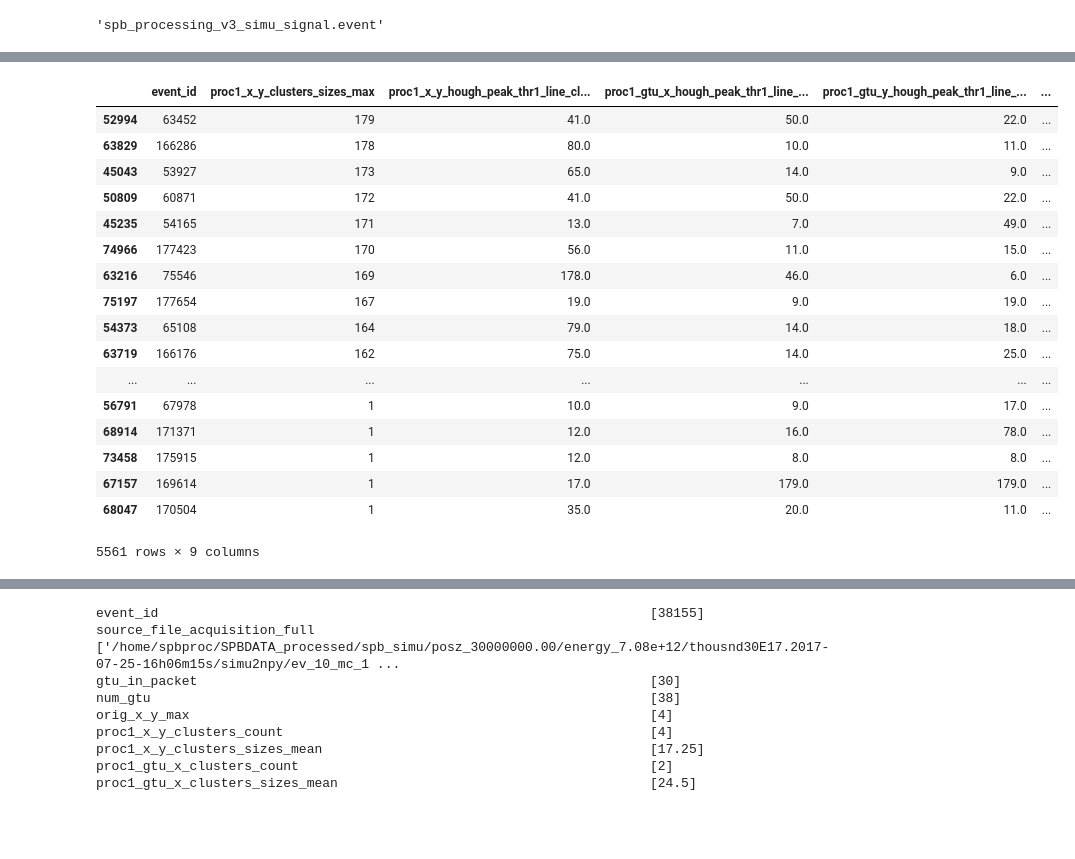
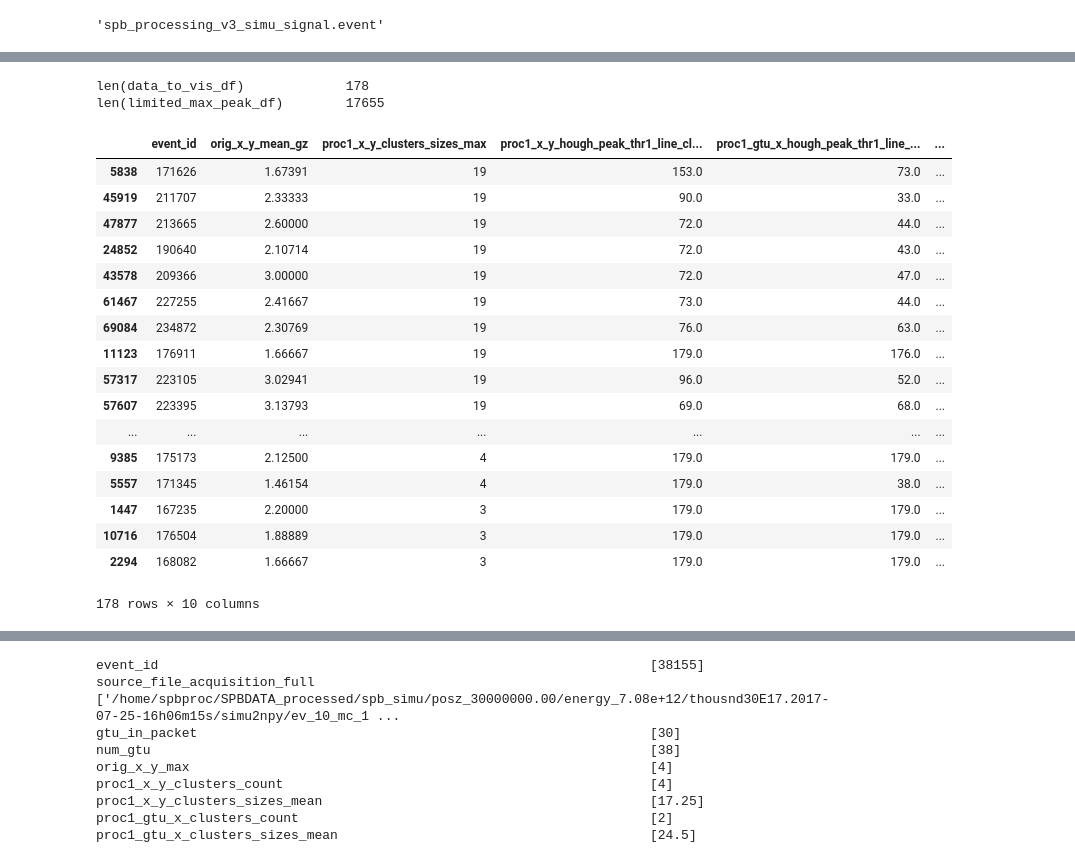
Before and after one commit to vrabelmichal/euso-patt-reco-notebooks, a Jupyter notebook: notebooks/ver3_simu_signal_test_selection2.ipynb, the cells around one changed output, grey strips where cells are left out. Saved outputs shown, nothing was run; the diff lists cells and outputs as text; code cells hidden in the pictures; blank space fills up the shorter version.

```diff
--- a/notebooks/ver3_simu_signal_test_selection2.ipynb
+++ b/notebooks/ver3_simu_signal_test_selection2.ipynb
@@ -358,13 +361,16 @@ pd.set_option('display.max_colwidth', _prev_max_col_width)
 # %%
 def filter_events(data_df):
     limited_max_peak_df = data_df[
-        ~(
+        (
             (
-                ((data_df['proc1_x_y_hough_peak_thr1_line_clusters_max_sum_clu_width'] < 40) & (data_df['proc1_gtu_x_hough_peak_thr1_line_clusters_max_sum_clu_width'] < 40)) | \
-                ((data_df['proc1_x_y_hough_peak_thr1_line_clusters_max_sum_clu_width'] < 40) & (data_df['proc1_gtu_y_hough_peak_thr1_line_clusters_max_sum_clu_width'] < 40)) | \
-                ((data_df['proc1_gtu_x_hough_peak_thr1_line_clusters_max_sum_clu_width'] < 40) & (data_df['proc1_gtu_y_hough_peak_thr1_line_clusters_max_sum_clu_width'] < 40))
-            ) & \
-        (data_df['orig_x_y_max'] > 2) #& \
+                (
+                    ((data_df['proc1_x_y_hough_peak_thr1_line_clusters_max_sum_clu_width'] < 40) & (data_df['proc1_gtu_x_hough_peak_thr1_line_clusters_max_sum_clu_width'] < 40)) | \
+                    ((data_df['proc1_x_y_hough_peak_thr1_line_clusters_max_sum_clu_width'] < 40) & (data_df['proc1_gtu_y_hough_peak_thr1_line_clusters_max_sum_clu_width'] < 40)) | \
+                    ((data_df['proc1_gtu_x_hough_peak_thr1_line_clusters_max_sum_clu_width'] < 40) & (data_df['proc1_gtu_y_hough_peak_thr1_line_clusters_max_sum_clu_width'] < 40))
+                ) & \
+                (data_df['orig_x_y_max'] > 1) #& \
+            ) | \
+            (data_df['orig_x_y_max'] > 5)
     #     (simu_signals_all_df['trg_x_y_hough_peak_thr1_line_clusters_max_sum_clu_width'] == 89)
 #         (data_df['proc1_x_y_hough_peak_thr2_line_clusters_max_sum_clu_width'] > 60) #& \
     #     (simu_signals_all_df['proc1_x_y_hough_peak_thr2_line_clusters_max_peak_clu_width'] == 179)
@@ -378,5 +384,3 @@ def filter_events(data_df):
     return limited_max_peak_df
 
 limited_max_peak_df = filter_events(data_df)
-# %%
-limited_max_peak_df = limited_max_peak_df[ limited_max_peak_df['orig_x_y_max'] > 1 ]
@@ -386,0 +391,11 @@ print(len(limited_max_peak_df))
+# %%
+t_selector = ~(
+    ((limited_max_peak_df['proc1_x_y_hough_peak_thr1_line_clusters_max_sum_clu_width'] < 40) & \
+     (limited_max_peak_df['proc1_gtu_x_hough_peak_thr1_line_clusters_max_sum_clu_width'] < 40)) | \
+    ((limited_max_peak_df['proc1_x_y_hough_peak_thr1_line_clusters_max_sum_clu_width'] < 40) & \
+     (limited_max_peak_df['proc1_gtu_y_hough_peak_thr1_line_clusters_max_sum_clu_width'] < 40)) | \
+    ((limited_max_peak_df['proc1_gtu_x_hough_peak_thr1_line_clusters_max_sum_clu_width'] < 40) & \
+     (limited_max_peak_df['proc1_gtu_y_hough_peak_thr1_line_clusters_max_sum_clu_width'] < 40))
+)
+#
+#
@@ -386,0 +422,11 @@ print(len(limited_max_peak_df))
+# %%
+data_to_vis_df = limited_max_peak_df[ t_selector & \
+                                     (limited_max_peak_df['proc1_x_y_clusters_sizes_max'] < 20)
+                                    ].sort_values(
+    by='proc1_x_y_clusters_sizes_max',ascending=False)
+# %%
+print('{:30s}  {}'.format('len(data_to_vis_df)',len(data_to_vis_df)))
+print('{:30s}  {}'.format('len(limited_max_peak_df)',len(limited_max_peak_df)))
+# %% [output]
+len(data_to_vis_df)             178
+len(limited_max_peak_df)        17655
@@ -387,34 +445,35 @@ print(len(limited_max_peak_df))
 # %%
-data_to_vis_df = limited_max_peak_df.sort_values(by='proc1_x_y_clusters_sizes_max',ascending=False).iloc[20:]
+# data_to_vis_df = limited_max_peak_df.sort_values(by='proc1_x_y_clusters_sizes_max',ascending=False).iloc[20:]
 # for i, v in enumerate(data_to_vis_df['proc1_x_y_clusters_sizes_max'].head(50)):
 #     print (i, v)
 data_to_vis_df[['event_id',
+                'orig_x_y_mean_gz',
                 'proc1_x_y_clusters_sizes_max',
                'proc1_x_y_hough_peak_thr1_line_clusters_max_sum_clu_width',
                'proc1_gtu_x_hough_peak_thr1_line_clusters_max_sum_clu_width',
                'proc1_gtu_y_hough_peak_thr1_line_clusters_max_sum_clu_width',
                'orig_x_y_max',
                'proc1_x_y_hough_peak_thr1_line_clusters_max_sum_clu_width',
                'proc1_x_y_hough_peak_thr3_line_clusters_max_sum_clu_width',
                'proc1_x_y_clusters_count'
               ]]
 # %% [output]
-|  | event_id | proc1_x_y_clusters_sizes_max | proc1_x_y_hough_peak_thr1_line_cl... | proc1_gtu_x_hough_peak_thr1_line_... | proc1_gtu_y_hough_peak_thr1_line_... | ... |
-| 52994 | 63452 | 179 | 41.0 | 50.0 | 22.0 | ... |
-| 63829 | 166286 | 178 | 80.0 | 10.0 | 11.0 | ... |
-| 45043 | 53927 | 173 | 65.0 | 14.0 | 9.0 | ... |
-| 50809 | 60871 | 172 | 41.0 | 50.0 | 22.0 | ... |
-| 45235 | 54165 | 171 | 13.0 | 7.0 | 49.0 | ... |
-| 74966 | 177423 | 170 | 56.0 | 11.0 | 15.0 | ... |
-| 63216 | 75546 | 169 | 178.0 | 46.0 | 6.0 | ... |
-| 75197 | 177654 | 167 | 19.0 | 9.0 | 19.0 | ... |
-| 54373 | 65108 | 164 | 79.0 | 14.0 | 18.0 | ... |
-| 63719 | 166176 | 162 | 75.0 | 14.0 | 25.0 | ... |
+|  | event_id | orig_x_y_mean_gz | proc1_x_y_clusters_sizes_max | proc1_x_y_hough_peak_thr1_line_cl... | proc1_gtu_x_hough_peak_thr1_line_... | ... |
+| 5838 | 171626 | 1.67391 | 19 | 153.0 | 73.0 | ... |
+| 45919 | 211707 | 2.33333 | 19 | 90.0 | 33.0 | ... |
+| 47877 | 213665 | 2.60000 | 19 | 72.0 | 44.0 | ... |
+| 24852 | 190640 | 2.10714 | 19 | 72.0 | 43.0 | ... |
+| 43578 | 209366 | 3.00000 | 19 | 72.0 | 47.0 | ... |
+| 61467 | 227255 | 2.41667 | 19 | 73.0 | 44.0 | ... |
+| 69084 | 234872 | 2.30769 | 19 | 76.0 | 63.0 | ... |
+| 11123 | 176911 | 1.66667 | 19 | 179.0 | 176.0 | ... |
+| 57317 | 223105 | 3.02941 | 19 | 96.0 | 52.0 | ... |
+| 57607 | 223395 | 3.13793 | 19 | 69.0 | 68.0 | ... |
 | ... | ... | ... | ... | ... | ... | ... |
-| 56791 | 67978 | 1 | 10.0 | 9.0 | 17.0 | ... |
-| 68914 | 171371 | 1 | 12.0 | 16.0 | 78.0 | ... |
-| 73458 | 175915 | 1 | 12.0 | 8.0 | 8.0 | ... |
-| 67157 | 169614 | 1 | 17.0 | 179.0 | 179.0 | ... |
-| 68047 | 170504 | 1 | 35.0 | 20.0 | 11.0 | ... |
+| 9385 | 175173 | 2.12500 | 4 | 179.0 | 179.0 | ... |
+| 5557 | 171345 | 1.46154 | 4 | 179.0 | 38.0 | ... |
+| 1447 | 167235 | 2.20000 | 3 | 179.0 | 179.0 | ... |
+| 10716 | 176504 | 1.88889 | 3 | 179.0 | 179.0 | ... |
+| 2294 | 168082 | 1.66667 | 3 | 179.0 | 179.0 | ... |
-5561 rows × 9 columns
+178 rows × 10 columns
 # %%
```
Also changed, not shown: parts of 17 cells of this notebook, 1 other file.
